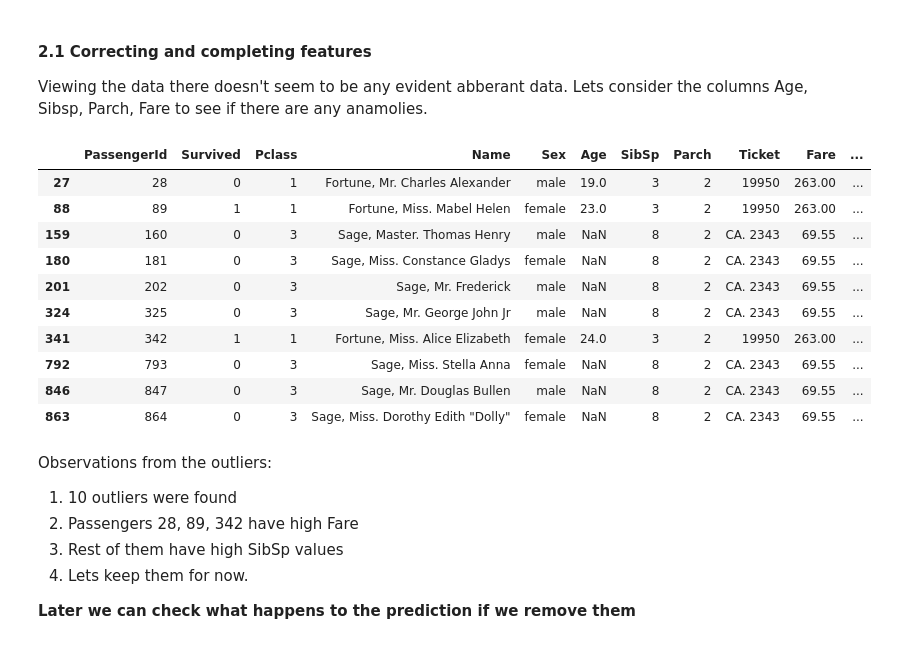
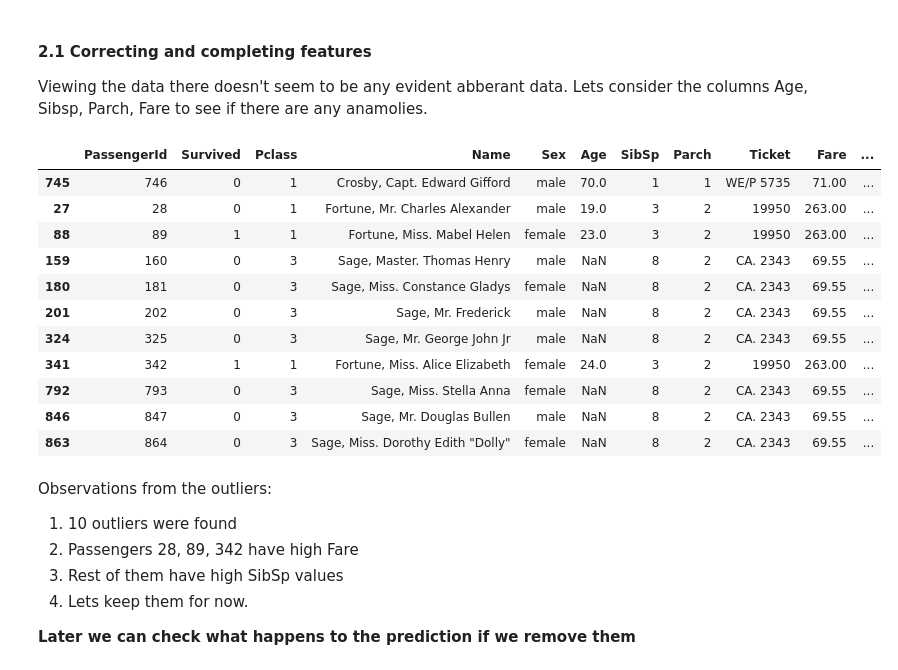
Before and after one commit to Kritipinto/DataScience, a Jupyter notebook: titanic/titanic_eda.ipynb, the cells around one changed output. Saved outputs shown, nothing was run; the diff lists cells and outputs as text; code cells hidden in the pictures.

```diff
--- a/titanic/titanic_eda.ipynb
+++ b/titanic/titanic_eda.ipynb
@@ -127,31 +127,32 @@ Viewing the data there doesn't seem to be any evident abberant data. Lets consid
 # %%
 #Outlier detection
 def detect_outliers(df,n,features):
     outlier_indices = []
     #iterate over features(columns)
     for col in features:
         # 1st quartile (25%)
-        Q1 = np.percentile(df[col],25)
+        Q1 = np.nanpercentile(df[col],25)
         # 3rd quartile (75%)
-        Q3 = np.percentile(df[col],75)
+        Q3 = np.nanpercentile(df[col],75)
         # Interquartile range (IQR)
         IQR = Q3 - Q1
         # outlier step
         outlier_step = 1.5 * IQR
         # Determine a list of indices of outliers for feature col
         outlier_list_col = df[(df[col] < Q1 - outlier_step) | (df[col] > Q3 + outlier_step )].index
         # append the found outlier indices for col to the list of outlier indices
         outlier_indices.extend(outlier_list_col)
 
     # select observations containing more than 2 outliers
     outlier_indices = Counter(outlier_indices)
     multiple_outliers = list( k for k, v in outlier_indices.items() if v > n )
     return multiple_outliers
 # detect outliers from Age, SibSp , Parch and Fare
 Outliers_to_drop = detect_outliers(train,2,["Age","SibSp","Parch","Fare"])
 train.loc[Outliers_to_drop] # Show the outliers rows
 # %% [output]
 |  | PassengerId | Survived | Pclass | Name | Sex | Age | SibSp | Parch | Ticket | Fare | ... |
+| 745 | 746 | 0 | 1 | Crosby, Capt. Edward Gifford | male | 70.0 | 1 | 1 | WE/P 5735 | 71.00 | ... |
 | 27 | 28 | 0 | 1 | Fortune, Mr. Charles Alexander | male | 19.0 | 3 | 2 | 19950 | 263.00 | ... |
 | 88 | 89 | 1 | 1 | Fortune, Miss. Mabel Helen | female | 23.0 | 3 | 2 | 19950 | 263.00 | ... |
 | 159 | 160 | 0 | 3 | Sage, Master. Thomas Henry | male | NaN | 8 | 2 | CA. 2343 | 69.55 | ... |
```
Also changed, not shown: parts of 41 cells of this notebook, 4 other files.
